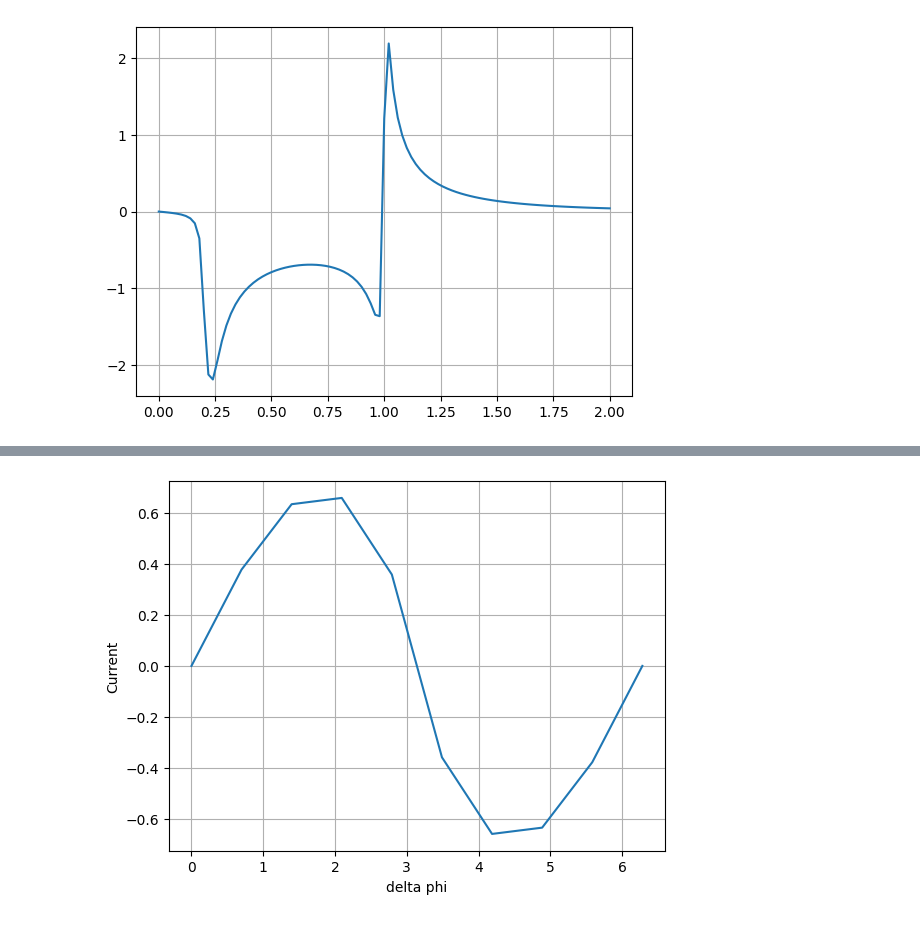
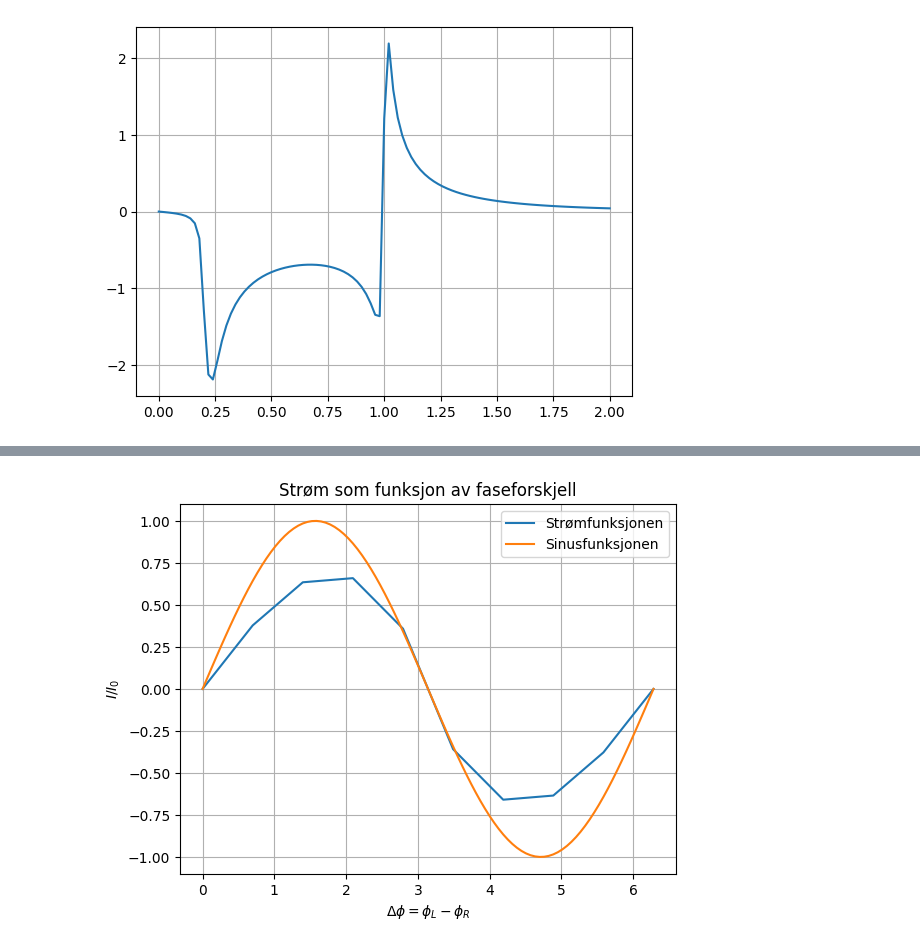
Before and after one commit to selmaberg05/TMA4320-Prosjekt3-gruppe-Andrihol-Emilyan-Selmahbe, a Jupyter notebook: Prosjekt3.ipynb, the cells around one changed output, grey strips where cells are left out. Drawn from its saved outputs; the diff is of its cells as text; code cells hidden in the pictures.

```diff
--- a/Prosjekt3.ipynb
+++ b/Prosjekt3.ipynb
@@ -185,13 +242,16 @@ I koden er secantfunksjonen implementert for å finne roten av en funksjon g. Te
 # %%
+# Sekantmetoden for å finne roten til en funksjon g
 def secant_new(g, z0, z1, tol, max_iter=1000):
-    roots = [z0, z1]
+    roots = [z0, z1]   # lagrer alle approksimasjoner til roten
     z_nm2 = z0
     z_nm1 = z1
 
     for i in range(max_iter):
+        # Sekantformelen
         zn = (z_nm2 * g(z_nm1) - z_nm1 * g(z_nm2)) / (g(z_nm1) - g(z_nm2))
         roots.append(zn)
 
+        # Stopper når to påfølgende approksimasjoner er nær hverandre
         if abs(z_nm1 - zn) < tol:
             return roots
 
@@ -200,32 +260,41 @@ def secant_new(g, z0, z1, tol, max_iter=1000):
 
     raise ValueError("Konvergerer ikke")
 
+# Funksjon som løser initialverdiproblemet for en gitt verdi av b = y'(0)
+# og returnerer sluttverdien y(xend)
 def bvp(b, x0, xend, f, h0, tol, alpha):
     y_init = np.array([0.0, b], dtype=float)
     X, Y, stats = rk(x0, xend, y_init, f, h0, tol, alpha)
     return Y[-1, 0]
 
+# Parametere for problemet
 x0 = 0.0
-y0 = np.array([0.0, 1],dtype=float )
+y0 = np.array([0.0, 1.0], dtype=float)
 xend = 2 * np.pi
 alpha = 0.8
 tol = 1e-7
 h0 = 0.1
 
+# Funksjonen vi vil finne roten til:
+# g(b) = y_b(xend), der vi ønsker g(b) = 0
 g = lambda b: bvp(b, x0, xend, f, h0, tol, alpha)
 
+# To startgjetninger for sekantmetoden
 b0 = 0.0
 b1 = 1.0
 
+# Finner alle approksimasjonene til roten
 roots = secant_new(g, b0, b1, tol, max_iter=1000)
 
+# Plotter løsningen y(x) for hver iterasjon i sekantmetoden
+plt.figure(figsize=(8, 5))
 for i, b in enumerate(roots):
     y_init = np.array([0.0, b], dtype=float)
     X, Y, stats = rk(x0, xend, y_init, f, h0, tol, alpha)
-    plt.plot(X, Y[:, 0], label=f"Iterasjon {i}: b={b:.6f}")
+    plt.plot(X, Y[:, 0], label=f"Iterasjon {i}: b = {b:.2f}")
 
 plt.legend()
-plt.title("Løsning for ulike røtter")
+plt.title("Løsning $y(x)$ for ulike iterasjoner i sekantmetoden")
 plt.xlabel("x")
 plt.ylabel("y(x)")
 plt.grid()
@@ -686,35 +794,64 @@ plt.show()
 # %%
-phiL_vals = np.linspace(0,2*np.pi, 10)
-eps_vals = np.linspace(0,2,101)
+# Faseforskjeller som skal undersøkes der phiR = 0
+phiL_vals = np.linspace(0, 2 * np.pi, 10)
+
+# Energier som brukes i integrasjonen
+eps_vals = np.linspace(0, 2, 101)
+
+# Lengden av normalmetallet
 l = 1
+
+# Liste for å lagre strømmen I/I0 for hver faseforskjell
 II0_lst = []
 
+# Løser Usadel-ligningen for hver verdi av phiL (endring i vinkel)
 for phiL in phiL_vals:
-    phiR=0
-    x = np.linspace(0,l,m)
-    y0 = np.zeros((32,m))
+    phiR = 0
+
+    # Posisjon og initialgjetning
+    x = np.linspace(0, l, m)
+    y0 = np.zeros((32, m))
+
+    # Lagrer løsningene for hver energi
     solutions = {}
-    for i, eps in enumerate(reversed(eps_vals)):
-        res = solve_bvp(lambda x, vec: fun(x, vec, eps), lambda vL, vR: bc_super(vL,vR,eps, phiL, phiR), x, y0)
+
+    # Løser først for epsilon = 2 og bruker løsningingen som neste initialgjetning
+    for eps in reversed(eps_vals):
+        res = solve_bvp(
+            lambda x, vec: fun(x, vec, eps),
+            lambda vL, vR: bc_super(vL, vR, eps, phiL, phiR),
+            x,
+            y0
+        )
         solutions[eps] = res.y
         y0 = res.sol(x)
 
+    # Midtpunktet i normalmetallet
     m_i = m // 2
 
+    # Liste for strøm-integranden j(eps) i midten
     j_lst = []
 
     for eps in eps_vals:
-        g,gt,w,wt = splitMatrices(solutions[eps][:,m_i])
-        ghat = gh(g,gt)
-        dx_ghat = dx_gh(g,gt,w,wt)
+        g, gt, w, wt = splitMatrices(solutions[eps][:, m_i])
+        ghat = gh(g, gt)
+        dx_ghat = dx_gh(g, gt, w, wt)
         j_lst.append(j(ghat, dx_ghat))
-    II0 = - simpson(j_lst, eps_vals)
+
+    # Integrerer strøm-integranden over energiene
+    II0 = -simpson(j_lst, eps_vals)
     II0_lst.append(II0)
 
-plt.plot(phiL_vals, II0_lst)
-plt.xlabel("delta phi")
-plt.ylabel("Current")
+x = np.linspace(0,2*np.pi, 100)
+
+# Plotter strømmen som funksjon av faseforskjellen
+plt.plot(phiL_vals, II0_lst, label = "Strømfunksjonen")
+plt.plot(x,np.sin(x), label = "Sinusfunksjonen")
+plt.xlabel(r"$\Delta \phi = \phi_L - \phi_R$")
+plt.ylabel(r"$I/I_0$")
+plt.legend()
+plt.title("Strøm som funksjon av faseforskjell")
 plt.grid()
 plt.show()
 # %% [output]
-[figure, old version]
+[figure, new version]
```
Also changed, not shown: parts of 17 cells of this notebook.
